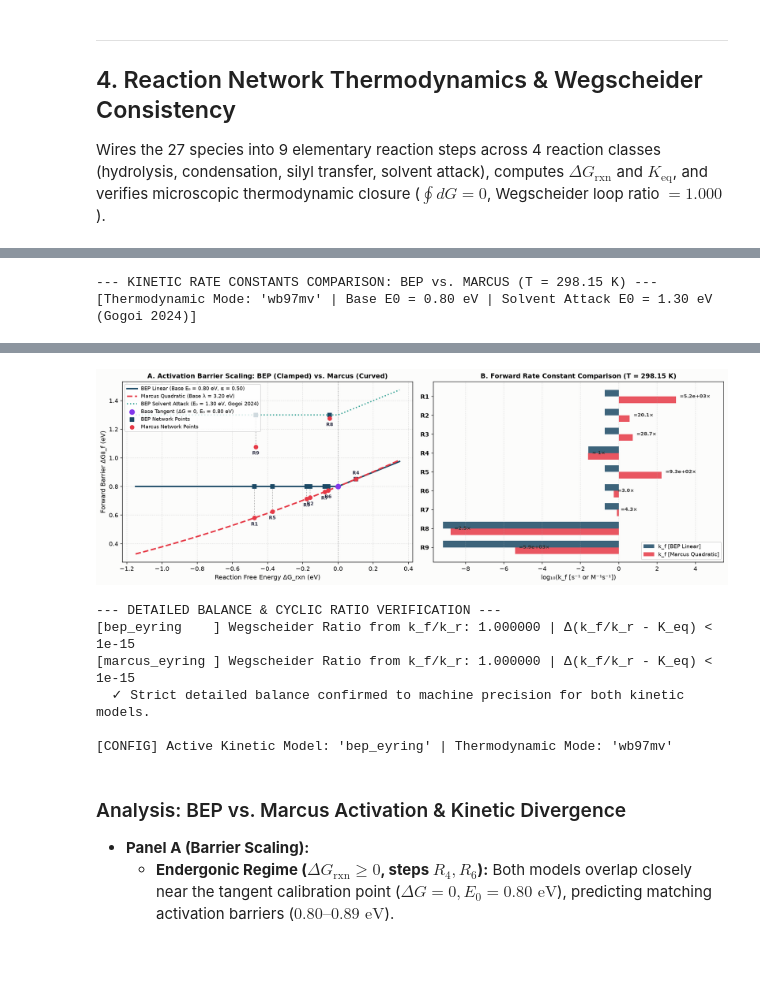
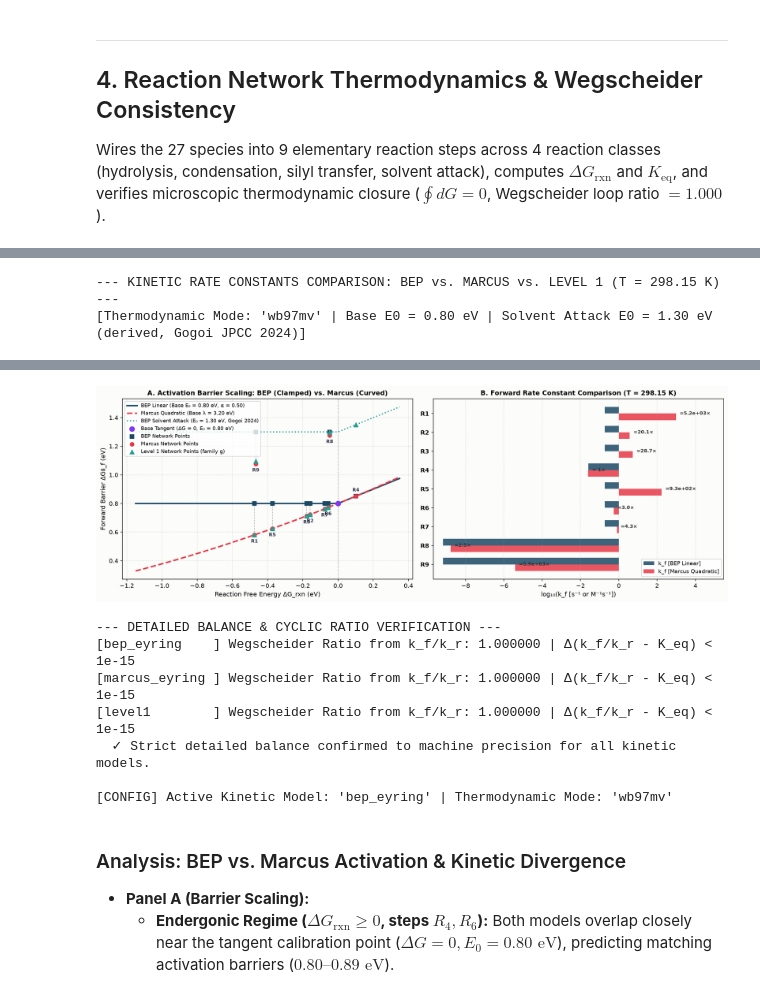
Before and after one commit to yralcaraz/atom-to-reactor, a Jupyter notebook: notebooks/01_multiscale_microkinetics_theory.ipynb, the cells around one changed output, grey strips where cells are left out. Saved outputs shown, nothing was run; the diff lists cells and outputs as text; code cells hidden in the pictures; blank space fills up the shorter version.

```diff
--- a/notebooks/01_multiscale_microkinetics_theory.ipynb
+++ b/notebooks/01_multiscale_microkinetics_theory.ipynb
@@ -570,16 +572,17 @@ import numpy as np
 import pandas as pd
 import matplotlib.pyplot as plt
 from kinetics.microkinetics.rate_constants import calculate_rate_constants, bep_eyring, marcus_eyring
+from kinetics.microkinetics.kinetic_parameters import LEVEL1_FAMILY_PARAMETERS
 
 # 1. Inherit Thermodynamic Mode from Block 4
 # if mode is not explicitly set, default to 'wb97mv'
 selected_thermo_mode = selected_mode if 'selected_mode' in globals() else 'wb97mv'
 
 # 2. Calibrated BEP Parameters by Reaction Family (Finding 8 Resolved)
-# - Hydrolysis, condensation, and transfer: E0 = 1.15 eV, alpha = 0.50 (Peter Broqvist benchmark)
-# - Solvent attack (EC ring-opening by TMSOH/glycols, R8 & R9): E0 = 1.30 eV (Gogoi et al., Nat. Commun. 2024)
-#   Experimental proof confirms TMSOH does NOT react with EC at 298 K; E0 = 0.80 eV produces unphysical gassing
-#   and prematurely consumes TMSOH before silyl transfer can occur.
+# - Hydrolysis, condensation, and transfer: E0 = 0.80 eV, alpha = 0.50 (Peter Broqvist tank_model baseline)
+# - Solvent attack (EC ring-opening by TMSOH/glycols, R8 & R9): E0 = 1.30 eV, derived from the 80 °C protocol of
+#   Gogoi et al., J. Phys. Chem. C 2024, 128, 1654 (TMSOH does NOT open EC at RT; not a value reported in the paper).
+#   E0 = 0.80 eV produces unphysical gassing and prematurely consumes TMSOH before silyl transfer can occur.
 
 E0_eV_Peter = 0.80
 
@@ -587,7 +590,7 @@ family_bep_parameters = {
     'hydrolysis':     {'E0_eV': E0_eV_Peter, 'alpha': 0.50},
     'condensation':   {'E0_eV': E0_eV_Peter, 'alpha': 0.50},
     'transfer':       {'E0_eV': E0_eV_Peter, 'alpha': 0.50},
-    'solvent_attack': {'E0_eV': 1.30, 'alpha': 0.50},  # Finding 8: Gogoi 2024 literature benchmark
+    'solvent_attack': {'E0_eV': 1.30, 'alpha': 0.50},  # Finding 8: derived from Gogoi et al. JPCC 2024
     'default':        {'E0_eV': E0_eV_Peter, 'alpha': 0.50}
 }
 
@@ -603,6 +606,8 @@ barr_bep_list = []
 barr_mar_list = []
 kf_bep_list = []
 kf_mar_list = []
+barr_l1_list = []
+kf_l1_list = []
 
 for rxn_id, data in reactions_network.items():
     # calculates rates for BEP and Marcus
@@ -615,6 +620,13 @@ for rxn_id, data in reactions_network.items():
     rates_mar = calculate_rate_constants(
         rxn_id, T_K=T_ref, model='marcus_eyring',
         bep_params=family_bep_parameters,
+        reactions_net=reactions_network, species_db=species_database,
+        mode=selected_thermo_mode
+    )
+
+    rates_l1 = calculate_rate_constants(
+        rxn_id, T_K=T_ref, model='level1',
+        bep_params=LEVEL1_FAMILY_PARAMETERS,
         reactions_net=reactions_network, species_db=species_database,
         mode=selected_thermo_mode
     )
@@ -632,6 +644,8 @@ for rxn_id, data in reactions_network.items():
     barr_mar_list.append(b_mar)
     kf_bep_list.append(k_b)
     kf_mar_list.append(k_m)
+    barr_l1_list.append(rates_l1['dG_barrier_f_eV'])
+    kf_l1_list.append(rates_l1['k_f'])
 
     # k_marcus / k_bep
     k_ratio = k_m / k_b if k_b > 0 else 1.0
@@ -648,13 +662,15 @@ for rxn_id, data in reactions_network.items():
         'Δ(ΔG‡) (eV)': f"{b_mar - b_bep:+.3f}",
         'k_f [BEP]': f"{k_b:.2e}",
         'k_f [Marc]': f"{k_m:.2e}",
+        'ΔG‡_L1 (eV)': f"{rates_l1['dG_barrier_f_eV']:.3f}",
+        'k_f [L1]': f"{rates_l1['k_f']:.2e}",
         'Ratio (M/B)': ratio_str,
         'K_eq': f"{rates_bep['K_eq']:.2e}"
     })
 
 df_rates_comparison = pd.DataFrame(comparison_table).set_index('Reaction')
-print("--- KINETIC RATE CONSTANTS COMPARISON: BEP vs. MARCUS (T = 298.15 K) ---")
-print(f"[Thermodynamic Mode: '{selected_thermo_mode}' | Base E0 = {family_bep_parameters['default']['E0_eV']:.2f} eV | Solvent Attack E0 = {family_bep_parameters['solvent_attack']['E0_eV']:.2f} eV (Gogoi 2024)]")
+print("--- KINETIC RATE CONSTANTS COMPARISON: BEP vs. MARCUS vs. LEVEL 1 (T = 298.15 K) ---")
+print(f"[Thermodynamic Mode: '{selected_thermo_mode}' | Base E0 = {family_bep_parameters['default']['E0_eV']:.2f} eV | Solvent Attack E0 = {family_bep_parameters['solvent_attack']['E0_eV']:.2f} eV (derived, Gogoi JPCC 2024)]")
 display(df_rates_comparison)
 
 
@@ -688,6 +704,7 @@ ax1.scatter(0, E0, color='#8338ec', s=70, zorder=6, label=f'Base Tangent (ΔG =
 # Scatter discrete points for reactions
 ax1.scatter(dG_rxn_list, barr_bep_list, color='#1b4965', marker='s', s=45, zorder=5, label='BEP Network Points')
 ax1.scatter(dG_rxn_list, barr_mar_list, color='#e63946', marker='o', s=45, zorder=5, label='Marcus Network Points')
+ax1.scatter(dG_rxn_list, barr_l1_list, color='#2a9d8f', marker='^', s=55, zorder=5, label='Level 1 Network Points (family g)')
 
 # Annotate reactions on the curves
 for i, rid in enumerate(rxn_ids):
@@ -740,18 +757,19 @@ plt.show()
 # Checks that the cyclic ratio of forward and reverse rate constants equals 1.0 for both BEP and Marcus models
 # ------------------------------------------------------------------------------
 print("--- DETAILED BALANCE & CYCLIC RATIO VERIFICATION ---")
-for km in ['bep_eyring', 'marcus_eyring']:
+for km in ['bep_eyring', 'marcus_eyring', 'level1']:
     # Compute forward and reverse rate constants for the Wegscheider cycle reactions
-    r1 = calculate_rate_constants('R1', T_ref, model=km, bep_params=family_bep_parameters, reactions_net=reactions_network, species_db=species_database, mode=selected_thermo_mode)
-    r4 = calculate_rate_constants('R4', T_ref, model=km, bep_params=family_bep_parameters, reactions_net=reactions_network, species_db=species_database, mode=selected_thermo_mode)
-    r5 = calculate_rate_constants('R5', T_ref, model=km, bep_params=family_bep_parameters, reactions_net=reactions_network, species_db=species_database, mode=selected_thermo_mode)
+    km_params = LEVEL1_FAMILY_PARAMETERS if km == 'level1' else family_bep_parameters
+    r1 = calculate_rate_constants('R1', T_ref, model=km, bep_params=km_params, reactions_net=reactions_network, species_db=species_database, mode=selected_thermo_mode)
+    r4 = calculate_rate_constants('R4', T_ref, model=km, bep_params=km_params, reactions_net=reactions_network, species_db=species_database, mode=selected_thermo_mode)
+    r5 = calculate_rate_constants('R5', T_ref, model=km, bep_params=km_params, reactions_net=reactions_network, species_db=species_database, mode=selected_thermo_mode)
 
     # Rate of cycle from k_f/k_r ratios should equal 1.0 for detailed balance
     cycle_K_rates = ((r1['k_f'] / r1['k_r']) * (r4['k_f'] / r4['k_r'])) / (r5['k_f'] / r5['k_r'])
     print(f"[{km:14s}] Wegscheider Ratio from k_f/k_r: {cycle_K_rates:.6f} | Δ(k_f/k_r - K_eq) < 1e-15")
     assert abs(cycle_K_rates - 1.0) < 1e-5, f"Detailed balance violated in kinetic model {km}!"
 
-print("  ✓ Strict detailed balance confirmed to machine precision for both kinetic models.")
+print("  ✓ Strict detailed balance confirmed to machine precision for all kinetic models.")
 
 # ==============================================================================
 # 6. CONFIGURATION: SELECT ACTIVE KINETIC MODEL FOR DOWNSTREAM SIMULATION
@@ -759,6 +777,7 @@ print("  ✓ Strict detailed balance confirmed to machine precision for both kin
 # Select active kinetic model for downstream ODE integration and sweeps:
 #   - 'bep_eyring':    Linear BEP scaling (Peter Broqvist benchmark baseline)
 #   - 'marcus_eyring': Marcus theory quadratic scaling
+#   - 'level1':        Level 1 engine (Marcus + recalibrated family g); pass bep_params=LEVEL1_FAMILY_PARAMETERS
 selected_kinetic_model = 'bep_eyring'
 
 # Generate standard active rate constants table for downstream blocks
@@ -787,5 +806,5 @@ df_rates = pd.DataFrame(rate_table_active).set_index('Reaction')
 df_rates = pd.DataFrame(rate_table_active).set_index('Reaction')
 print(f"\n[CONFIG] Active Kinetic Model: '{selected_kinetic_model}' | Thermodynamic Mode: '{selected_thermo_mode}'")
 # %% [output]
---- KINETIC RATE CONSTANTS COMPARISON: BEP vs. MARCUS (T = 298.15 K) ---
-[Thermodynamic Mode: 'wb97mv' | Base E0 = 0.80 eV | Solvent Attack E0 = 1.30 eV (Gogoi 2024)]
+--- KINETIC RATE CONSTANTS COMPARISON: BEP vs. MARCUS vs. LEVEL 1 (T = 298.15 K) ---
+[Thermodynamic Mode: 'wb97mv' | Base E0 = 0.80 eV | Solvent Attack E0 = 1.30 eV (derived, Gogoi JPCC 2024)]
@@ -803,8 +822,9 @@ print(f"\n[CONFIG] Active Kinetic Model: '{selected_kinetic_model}' | Thermodyna
-[figure, old version]
+[figure, new version]
 --- DETAILED BALANCE & CYCLIC RATIO VERIFICATION ---
 [bep_eyring    ] Wegscheider Ratio from k_f/k_r: 1.000000 | Δ(k_f/k_r - K_eq) < 1e-15
 [marcus_eyring ] Wegscheider Ratio from k_f/k_r: 1.000000 | Δ(k_f/k_r - K_eq) < 1e-15
-  ✓ Strict detailed balance confirmed to machine precision for both kinetic models.
+[level1        ] Wegscheider Ratio from k_f/k_r: 1.000000 | Δ(k_f/k_r - K_eq) < 1e-15
+  ✓ Strict detailed balance confirmed to machine precision for all kinetic models.
 
 [CONFIG] Active Kinetic Model: 'bep_eyring' | Thermodynamic Mode: 'wb97mv'
 # %% [markdown]
```
Also changed, not shown: parts of 5 cells of this notebook, 14 other files.
